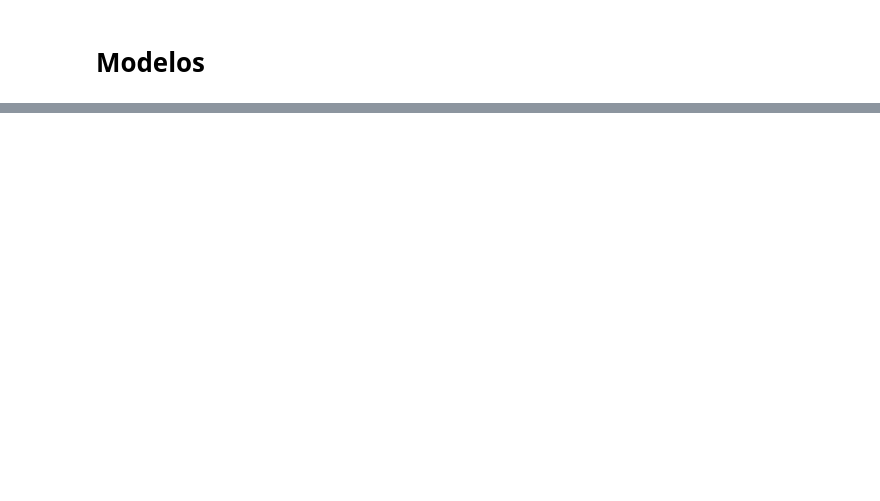
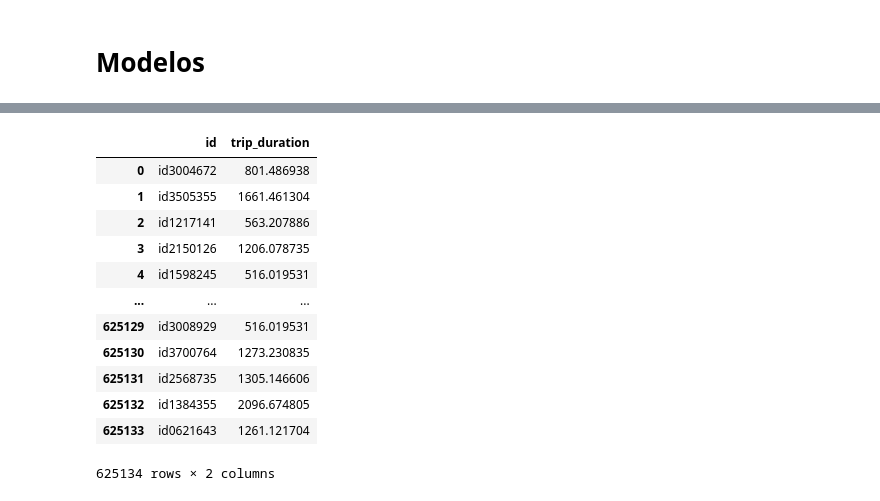
Before and after one commit to marreapato/ML_Project_Taxi_Trip_Duration, a Jupyter notebook: Projeto_Lucas_Rabelo_AM_2.ipynb, the cells around one changed output, grey strips where cells are left out. Cells and saved outputs as stored; diff of their text form; code cells hidden in the pictures; blank space fills up the shorter version.

```diff
--- a/Projeto_Lucas_Rabelo_AM_2.ipynb
+++ b/Projeto_Lucas_Rabelo_AM_2.ipynb
@@ -439,0 +464,22 @@ print('Modeling RMSLE %.5f' % model.best_score)
+# %%
+pred = model.predict(dtest)
+#pred = pred - 1
+submission = pd.concat([Test_id, pd.DataFrame(pred)], axis=1)
+submission.columns = ['id','trip_duration']
+submission['trip_duration'] = submission.apply(lambda x : 1 if (x['trip_duration'] <= 0) else x['trip_duration'], axis = 1)
+# %%
+submission
+# %% [output]
+|  | id | trip_duration |
+| 0 | id3004672 | 801.486938 |
+| 1 | id3505355 | 1661.461304 |
+| 2 | id1217141 | 563.207886 |
+| 3 | id2150126 | 1206.078735 |
+| 4 | id1598245 | 516.019531 |
+| ... | ... | ... |
+| 625129 | id3008929 | 516.019531 |
+| 625130 | id3700764 | 1273.230835 |
+| 625131 | id2568735 | 1305.146606 |
+| 625132 | id1384355 | 2096.674805 |
+| 625133 | id0621643 | 1261.121704 |
+625134 rows × 2 columns
```
Also changed, not shown: parts of 6 cells of this notebook.
